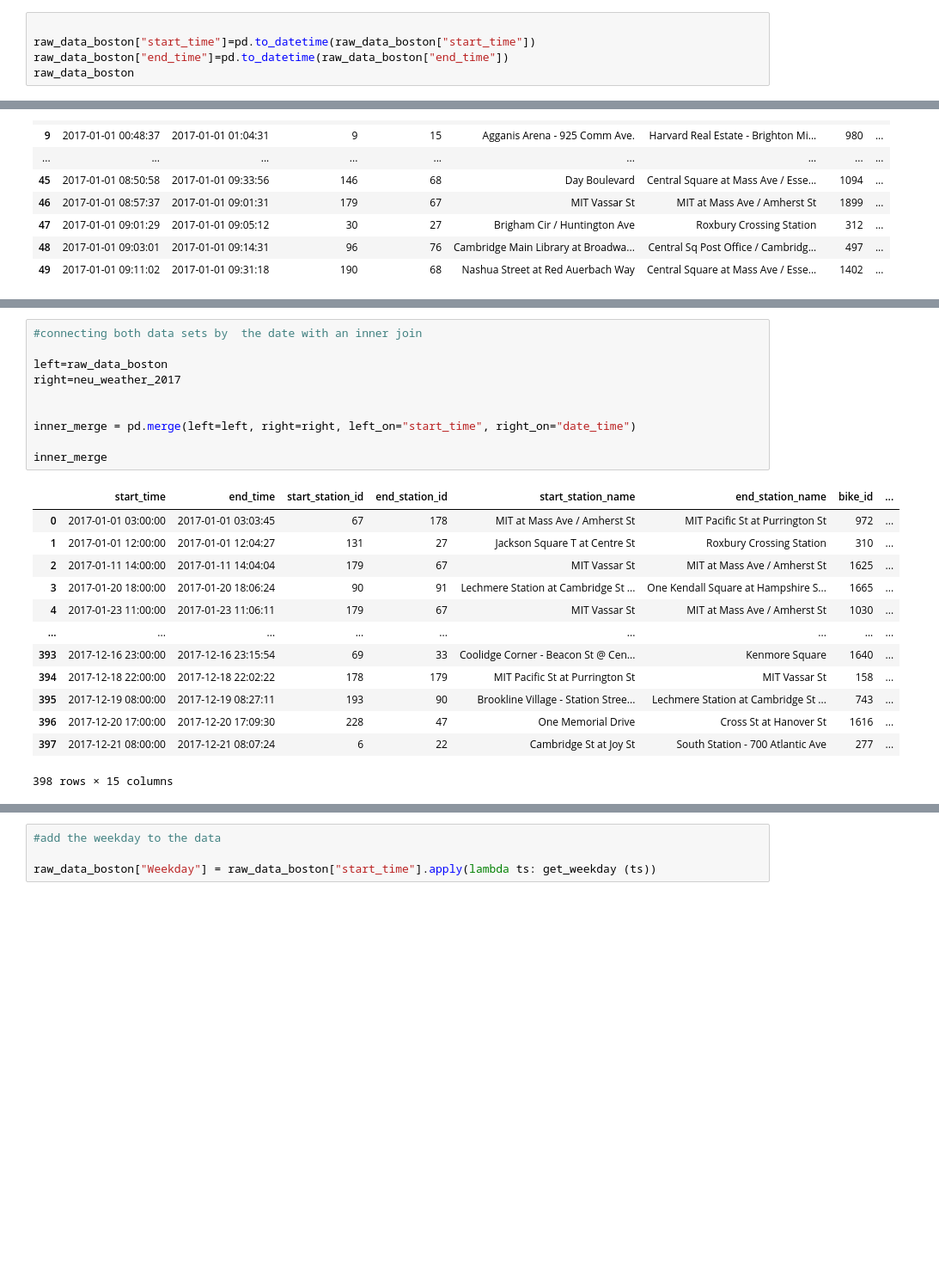
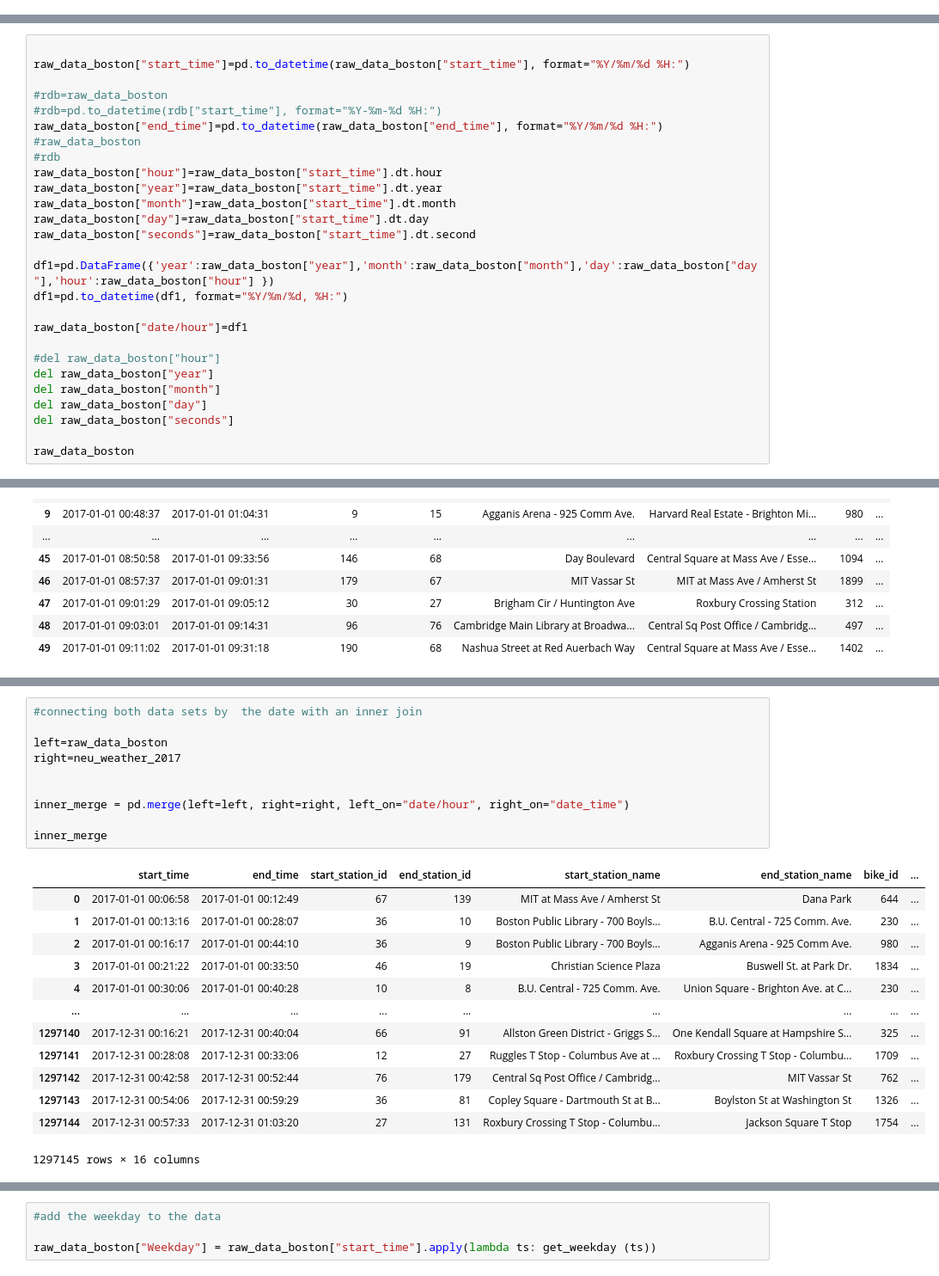
Before and after one commit to NiklasNesseler/ProjectNotFound, a Jupyter notebook: DSML_GroupProject_Boston2017.ipynb, the cells around one changed output, grey strips where cells are left out. Shown at 86% size. Drawn from its saved outputs; the diff is of its cells as text; blank space fills up the shorter version.

```diff
--- a/DSML_GroupProject_Boston2017.ipynb
+++ b/DSML_GroupProject_Boston2017.ipynb
@@ -59,8 +59,3 @@ Detailed introduction to task 1 here
 # %%
 raw_data_boston = pd.read_csv("boston_2017.csv")
 #Problematisch bei gleicher Startzeit und ggbf. kompletten Dateipfad angeben notwendig
-# %%
-
-raw_data_boston["start_time"]=pd.to_datetime(raw_data_boston["start_time"])
-raw_data_boston["end_time"]=pd.to_datetime(raw_data_boston["end_time"])
-raw_data_boston
@@ -80,0 +62,27 @@ raw_data_boston
+# %%
+
+raw_data_boston["start_time"]=pd.to_datetime(raw_data_boston["start_time"], format="%Y/%m/%d %H:")
+
+#rdb=raw_data_boston
+#rdb=pd.to_datetime(rdb["start_time"], format="%Y-%m-%d %H:")
+raw_data_boston["end_time"]=pd.to_datetime(raw_data_boston["end_time"], format="%Y/%m/%d %H:")
+#raw_data_boston
+#rdb
+raw_data_boston["hour"]=raw_data_boston["start_time"].dt.hour
+raw_data_boston["year"]=raw_data_boston["start_time"].dt.year
+raw_data_boston["month"]=raw_data_boston["start_time"].dt.month
+raw_data_boston["day"]=raw_data_boston["start_time"].dt.day
+raw_data_boston["seconds"]=raw_data_boston["start_time"].dt.second
+
+df1=pd.DataFrame({'year':raw_data_boston["year"],'month':raw_data_boston["month"],'day':raw_data_boston["day"],'hour':raw_data_boston["hour"] })
+df1=pd.to_datetime(df1, format="%Y/%m/%d, %H:")
+
+raw_data_boston["date/hour"]=df1
+
+#del raw_data_boston["hour"]
+del raw_data_boston["year"]
+del raw_data_boston["month"]
+del raw_data_boston["day"]
+del raw_data_boston["seconds"]
+
+raw_data_boston
@@ -309,27 +336,27 @@ Plot für die Anzahl der ausgeliehenen Fahrräder in Relation zu der Temperatur
 # %%
 #connecting both data sets by  the date with an inner join
 
 left=raw_data_boston
 right=neu_weather_2017
 
 
-inner_merge = pd.merge(left=left, right=right, left_on="start_time", right_on="date_time")
+inner_merge = pd.merge(left=left, right=right, left_on="date/hour", right_on="date_time")
 
 inner_merge
 # %% [output]
 |  | start_time | end_time | start_station_id | end_station_id | start_station_name | end_station_name | bike_id | ... |
-| 0 | 2017-01-01 03:00:00 | 2017-01-01 03:03:45 | 67 | 178 | MIT at Mass Ave / Amherst St | MIT Pacific St at Purrington St | 972 | ... |
-| 1 | 2017-01-01 12:00:00 | 2017-01-01 12:04:27 | 131 | 27 | Jackson Square T at Centre St | Roxbury Crossing Station | 310 | ... |
-| 2 | 2017-01-11 14:00:00 | 2017-01-11 14:04:04 | 179 | 67 | MIT Vassar St | MIT at Mass Ave / Amherst St | 1625 | ... |
-| 3 | 2017-01-20 18:00:00 | 2017-01-20 18:06:24 | 90 | 91 | Lechmere Station at Cambridge St ... | One Kendall Square at Hampshire S... | 1665 | ... |
-| 4 | 2017-01-23 11:00:00 | 2017-01-23 11:06:11 | 179 | 67 | MIT Vassar St | MIT at Mass Ave / Amherst St | 1030 | ... |
+| 0 | 2017-01-01 00:06:58 | 2017-01-01 00:12:49 | 67 | 139 | MIT at Mass Ave / Amherst St | Dana Park | 644 | ... |
+| 1 | 2017-01-01 00:13:16 | 2017-01-01 00:28:07 | 36 | 10 | Boston Public Library - 700 Boyls... | B.U. Central - 725 Comm. Ave. | 230 | ... |
+| 2 | 2017-01-01 00:16:17 | 2017-01-01 00:44:10 | 36 | 9 | Boston Public Library - 700 Boyls... | Agganis Arena - 925 Comm Ave. | 980 | ... |
+| 3 | 2017-01-01 00:21:22 | 2017-01-01 00:33:50 | 46 | 19 | Christian Science Plaza | Buswell St. at Park Dr. | 1834 | ... |
+| 4 | 2017-01-01 00:30:06 | 2017-01-01 00:40:28 | 10 | 8 | B.U. Central - 725 Comm. Ave. | Union Square - Brighton Ave. at C... | 230 | ... |
 | ... | ... | ... | ... | ... | ... | ... | ... | ... |
-| 393 | 2017-12-16 23:00:00 | 2017-12-16 23:15:54 | 69 | 33 | Coolidge Corner - Beacon St @ Cen... | Kenmore Square | 1640 | ... |
-| 394 | 2017-12-18 22:00:00 | 2017-12-18 22:02:22 | 178 | 179 | MIT Pacific St at Purrington St | MIT Vassar St | 158 | ... |
-| 395 | 2017-12-19 08:00:00 | 2017-12-19 08:27:11 | 193 | 90 | Brookline Village - Station Stree... | Lechmere Station at Cambridge St ... | 743 | ... |
-| 396 | 2017-12-20 17:00:00 | 2017-12-20 17:09:30 | 228 | 47 | One Memorial Drive | Cross St at Hanover St | 1616 | ... |
-| 397 | 2017-12-21 08:00:00 | 2017-12-21 08:07:24 | 6 | 22 | Cambridge St at Joy St | South Station - 700 Atlantic Ave | 277 | ... |
+| 1297140 | 2017-12-31 00:16:21 | 2017-12-31 00:40:04 | 66 | 91 | Allston Green District - Griggs S... | One Kendall Square at Hampshire S... | 325 | ... |
+| 1297141 | 2017-12-31 00:28:08 | 2017-12-31 00:33:06 | 12 | 27 | Ruggles T Stop - Columbus Ave at ... | Roxbury Crossing T Stop - Columbu... | 1709 | ... |
+| 1297142 | 2017-12-31 00:42:58 | 2017-12-31 00:52:44 | 76 | 179 | Central Sq Post Office / Cambridg... | MIT Vassar St | 762 | ... |
+| 1297143 | 2017-12-31 00:54:06 | 2017-12-31 00:59:29 | 36 | 81 | Copley Square - Dartmouth St at B... | Boylston St at Washington St | 1326 | ... |
+| 1297144 | 2017-12-31 00:57:33 | 2017-12-31 01:03:20 | 27 | 131 | Roxbury Crossing T Stop - Columbu... | Jackson Square T Stop | 1754 | ... |
-398 rows × 15 columns
+1297145 rows × 16 columns
 # %%
 
 weather_rentals=inner_merge.groupby("min_temp")["Rented"].sum()
```
Also changed, not shown: parts of 19 cells of this notebook.
